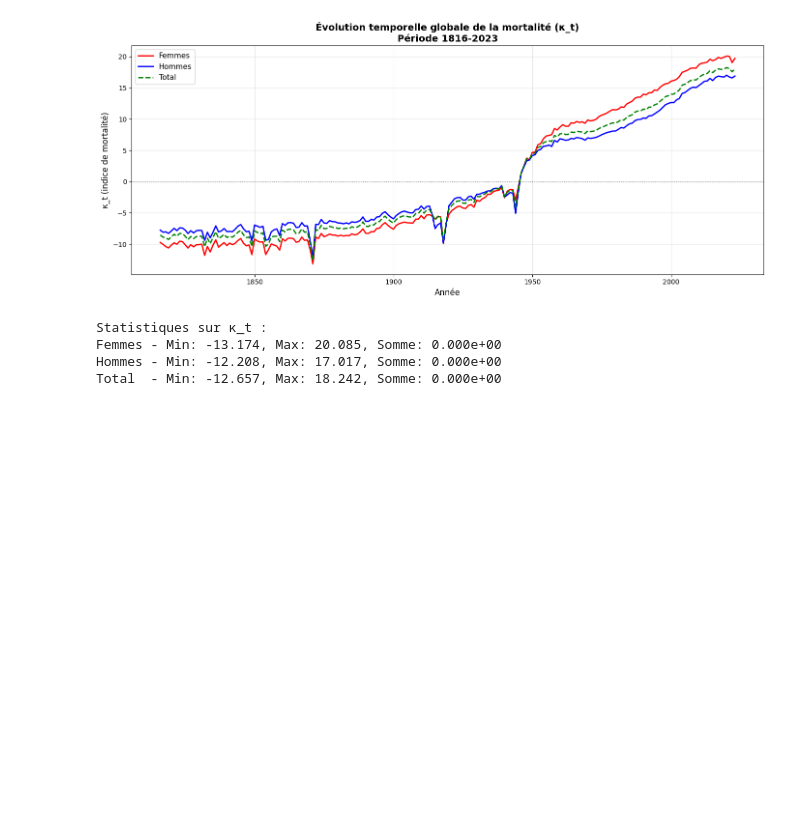
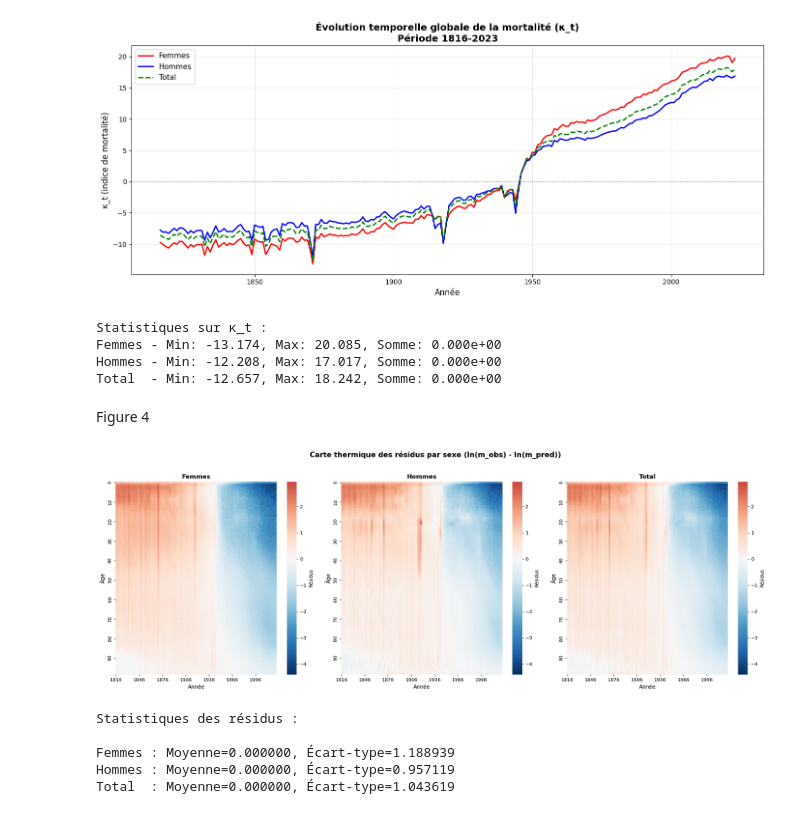
Before and after one commit to Salah10-source/Python-Project-Mortality, a Jupyter notebook: notbokes/notebooks/demo.ipynb, the cells around one changed output. Saved outputs shown, nothing was run; the diff lists cells and outputs as text; code cells hidden in the pictures; blank space fills up the shorter version.

Commit message:
etude des résidus avec une carte thermique

```diff
--- a/notbokes/notebooks/demo.ipynb
+++ b/notbokes/notebooks/demo.ipynb
@@ -2002,3 +2002,75 @@ Statistiques sur κ_t :
 Femmes - Min: -13.174, Max: 20.085, Somme: 0.000e+00
 Hommes - Min: -12.208, Max: 17.017, Somme: 0.000e+00
 Total  - Min: -12.657, Max: 18.242, Somme: 0.000e+00
+# %% [markdown]
+Figure 4
+# %%
+import matplotlib.pyplot as plt
+import seaborn as sns
+
+# Reconstruction des taux prédits (si pas déjà fait)
+ln_m_pred_F = alpha_F.values[:, np.newaxis] + np.outer(beta_F, kappa_F)
+ln_m_pred_F = pd.DataFrame(ln_m_pred_F, index=M_F.index, columns=M_F.columns)
+
+ln_m_pred_M = alpha_M.values[:, np.newaxis] + np.outer(beta_M, kappa_M)
+ln_m_pred_M = pd.DataFrame(ln_m_pred_M, index=M_M.index, columns=M_M.columns)
+
+ln_m_pred_Tot = alpha_Tot.values[:, np.newaxis] + np.outer(beta_Tot, kappa_Tot)
+ln_m_pred_Tot = pd.DataFrame(ln_m_pred_Tot, index=M_Tot.index, columns=M_Tot.columns)
+
+# Calcul des résidus
+residuals_F = M_F - ln_m_pred_F
+residuals_M = M_M - ln_m_pred_M
+residuals_Tot = M_Tot - ln_m_pred_Tot
+
+# Créer une figure avec 3 sous-graphiques
+fig, axes = plt.subplots(1, 3, figsize=(20, 7))
+
+# Trouver le min/max commun pour la même échelle de couleur
+vmin = min(residuals_F.min().min(), residuals_M.min().min(), residuals_Tot.min().min())
+vmax = max(residuals_F.max().max(), residuals_M.max().max(), residuals_Tot.max().max())
+
+# Carte thermique Femmes
+sns.heatmap(residuals_F, cmap='RdBu_r', center=0, vmin=vmin, vmax=vmax,
+            cbar_kws={'label': 'Résidus'}, ax=axes[0],
+            xticklabels=30, yticklabels=10)
+axes[0].set_xlabel('Année', fontsize=11)
+axes[0].set_ylabel('Âge', fontsize=11)
+axes[0].set_title('Femmes', fontsize=13, fontweight='bold')
+
+# Carte thermique Hommes
+sns.heatmap(residuals_M, cmap='RdBu_r', center=0, vmin=vmin, vmax=vmax,
+            cbar_kws={'label': 'Résidus'}, ax=axes[1],
+            xticklabels=30, yticklabels=10)
+axes[1].set_xlabel('Année', fontsize=11)
+axes[1].set_ylabel('Âge', fontsize=11)
+axes[1].set_title('Hommes', fontsize=13, fontweight='bold')
+
+# Carte thermique Total
+sns.heatmap(residuals_Tot, cmap='RdBu_r', center=0, vmin=vmin, vmax=vmax,
+            cbar_kws={'label': 'Résidus'}, ax=axes[2],
+            xticklabels=30, yticklabels=10)
+axes[2].set_xlabel('Année', fontsize=11)
+axes[2].set_ylabel('Âge', fontsize=11)
+axes[2].set_title('Total', fontsize=13, fontweight='bold')
+
+plt.suptitle('Carte thermique des résidus par sexe (ln(m_obs) - ln(m_pred))',
+             fontsize=15, fontweight='bold', y=1.02)
+plt.tight_layout()
+plt.show()
+
+# Statistiques
+print("Statistiques des résidus :")
+print(f"\nFemmes : Moyenne={residuals_F.values.flatten().mean():.6f}, "
+      f"Écart-type={residuals_F.values.flatten().std():.6f}")
+print(f"Hommes : Moyenne={residuals_M.values.flatten().mean():.6f}, "
+      f"Écart-type={residuals_M.values.flatten().std():.6f}")
+print(f"Total  : Moyenne={residuals_Tot.values.flatten().mean():.6f}, "
+      f"Écart-type={residuals_Tot.values.flatten().std():.6f}")
+# %% [output]
+[figure, added]
+Statistiques des résidus :
+
+Femmes : Moyenne=0.000000, Écart-type=1.188939
+Hommes : Moyenne=0.000000, Écart-type=0.957119
+Total  : Moyenne=0.000000, Écart-type=1.043619
```
